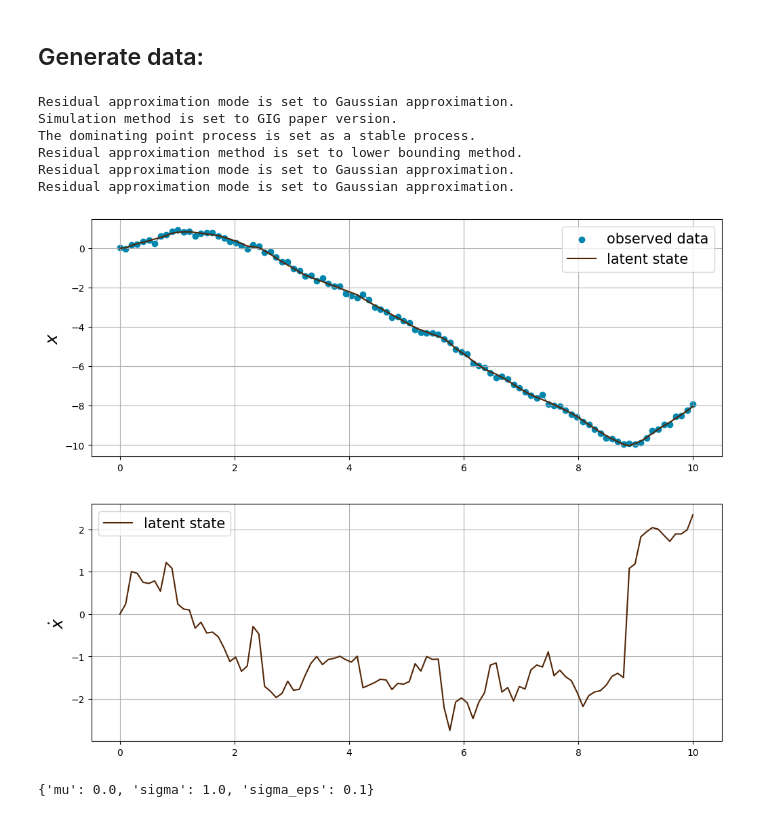
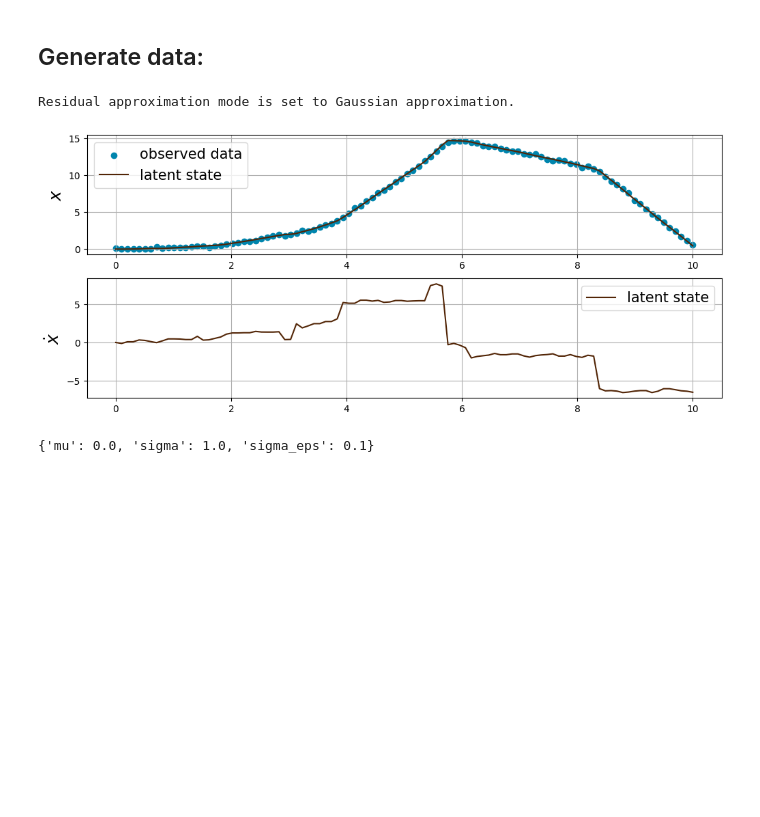
Before and after one commit to yamankindap/models, a Jupyter notebook: example2.ipynb, the cells around one changed output. Cells and saved outputs as stored; diff of their text form; code cells hidden in the pictures; blank space fills up the shorter version.

Commit message:
Updated constant velocity model with the multirealisation version of subordinators.

```diff
--- a/example2.ipynb
+++ b/example2.ipynb
@@ -282,46 +274,66 @@ plt.show()
 ## Generate data:
 # %%
 T = np.linspace(0, 10, num=100).reshape(-1, 1)
-# %%
-# student t process:
-lam = -2.5
-delta = np.sqrt(-2 * lam)
-
-gig_process_params = {"lam":lam, "gamma":0, "delta":delta}
-subordinator = GeneralisedInverseGaussianProcess(**gig_process_params)
-# %% [output]
-Residual approximation mode is set to Gaussian approximation.
-Simulation method is set to GIG paper version.
-The dominating point process is set as a stable process.
-Residual approximation method is set to lower bounding method.
-Residual approximation mode is set to Gaussian approximation.
-Residual approximation mode is set to Gaussian approximation.
+# %%
+gamma_process_params = {"beta":1., "C":1.}
+# subordinator = GammaProcess(**gamma_process_params)
+
+tempered_stable_process_params = {"alpha":0.3, "beta":0.1, "C":0.5}
+subordinator = TemperedStableProcess(**tempered_stable_process_params)
+
+gig_process_params = {"lam":-0.4, "gamma":0.01, "delta":1.0}
+# subordinator = GeneralisedInverseGaussianProcess(**gig_process_params)
+# %% [output]
+Residual approximation mode is set to Gaussian approximation.
 # %%
+n_particles = 1
+
 constant_velocity_model = NVMConstantVelocityModel(subordinator=subordinator, mu=0., sigma=1., sigma_eps=0.1, shape=(2,1))
 # %%
-x, y = constant_velocity_model.sample(times=T)
+x, y = constant_velocity_model.sample(times=T, size=n_particles)
 # %%
-fig, ax = plt.subplots(nrows=2, figsize=(12,10))
+fig, ax = plt.subplots(nrows=2, ncols=y.shape[0], figsize=(12,5))
 
-# Plot observations:
-ax[0].scatter(T, y[:,0,:], color="#0085ad", label="observed data")
-ax[0].plot(T, y[:,0,:], color="#0085ad", lw=0.8)
+try:
 
-# Plot state:
-ax[0].plot(T, x[:,0,:], color="#522506", label="latent state")
-ax[0].legend(fontsize=15)
-ax[0].set_ylabel(r"$x$", fontsize=18)
-ax[0].grid(True)
+    for i in range(y.shape[0]):
+        # Plot observations:
+        ax[0][i].scatter(T, y[i, :,0,:], color="#0085ad", label="observed data")
+        ax[0][i].plot(T, y[i, :,0,:], color="#0085ad", lw=0.8)
 
-# Plot velocity state:
-ax[1].plot(T, x[:,1,:], color="#522506", label="latent state")
-ax[1].legend(fontsize=15)
-ax[1].set_ylabel(r"$\dot{x}$", fontsize=18)
-ax[1].grid(True)
+        # Plot state:
+        ax[0][i].plot(T, x[i, :,0,:], color="#522506", label="latent state")
+        ax[0][i].legend(fontsize=15)
+        ax[0][i].set_ylabel(r"$x$", fontsize=18)
+        ax[0][i].grid(True)
+
+        # Plot velocity state:
+        ax[1][i].plot(T, x[i, :,1,:], color="#522506", label="latent state")
+        ax[1][i].legend(fontsize=15)
+        ax[1][i].set_ylabel(r"$\dot{x}$", fontsize=18)
+        ax[1][i].grid(True)
+
+except:
+
+    # Plot observations:
+    ax[0].scatter(T, y[0, :,0,:], color="#0085ad", label="observed data")
+    ax[0].plot(T, y[0, :,0,:], color="#0085ad", lw=0.8)
+
+    # Plot state:
+    ax[0].plot(T, x[0, :,0,:], color="#522506", label="latent state")
+    ax[0].legend(fontsize=15)
+    ax[0].set_ylabel(r"$x$", fontsize=18)
+    ax[0].grid(True)
+
+    # Plot velocity state:
+    ax[1].plot(T, x[0, :,1,:], color="#522506", label="latent state")
+    ax[1].legend(fontsize=15)
+    ax[1].set_ylabel(r"$\dot{x}$", fontsize=18)
+    ax[1].grid(True)
 
 plt.show()
 # %% [output]
-[figure, old version]
+[figure, new version]
 # %%
 constant_velocity_model.get_parameter_values()
 # %% [output]
```
Also changed, not shown: parts of 17 cells of this notebook, 2 other files.
